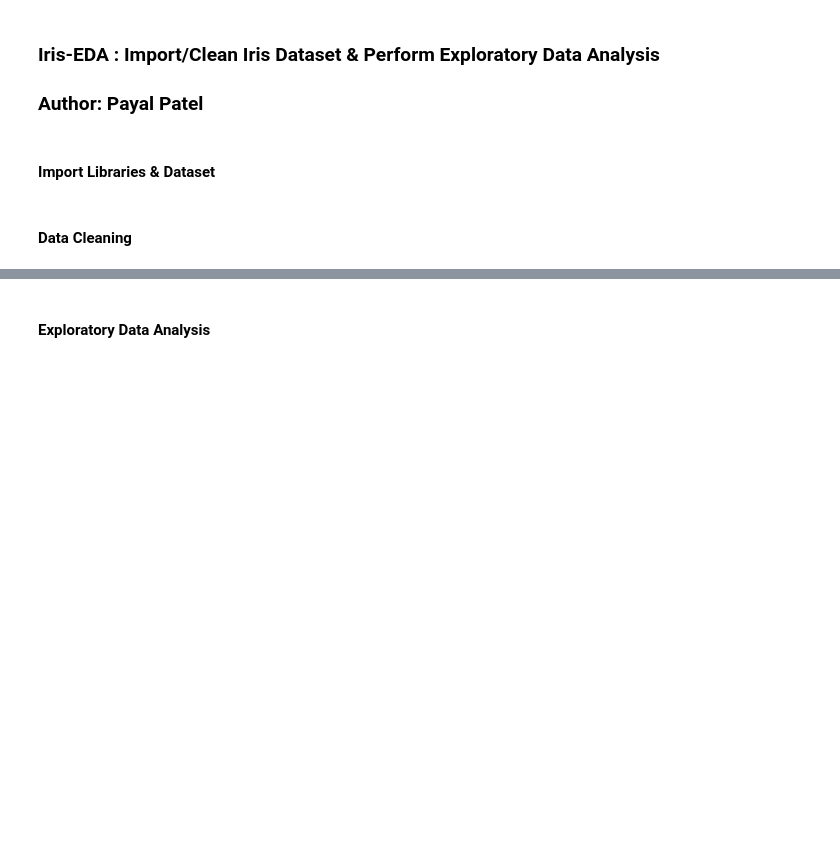
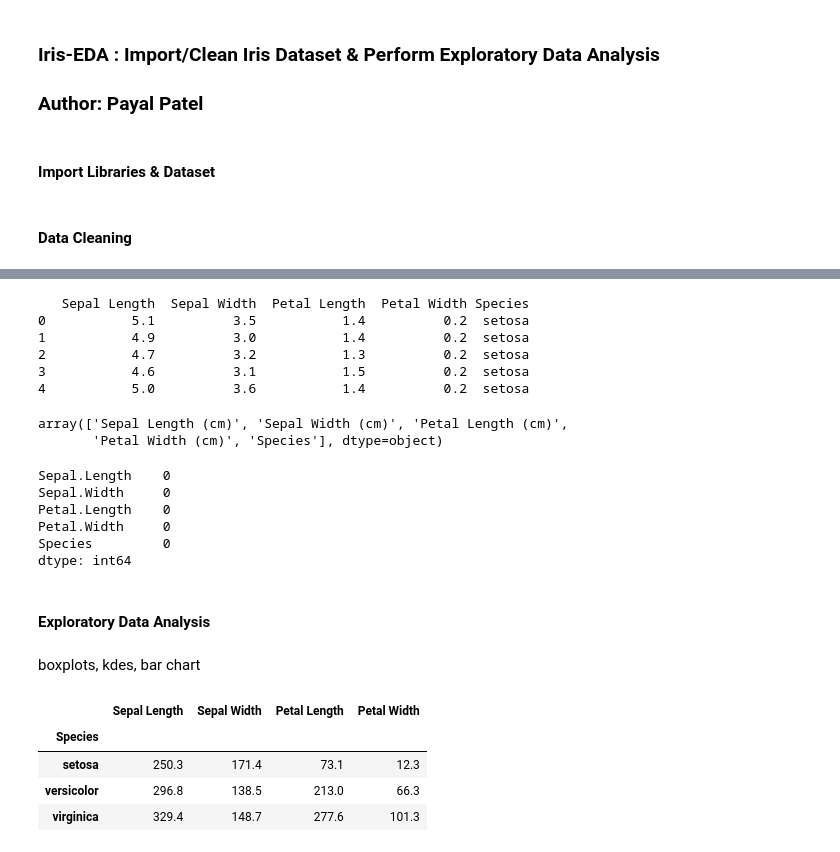
Before and after one commit to payalnpatel/ML-with-Python, a Jupyter notebook: Iris/Iris-EDA.ipynb, the cells around one changed output, grey strips where cells are left out. Cells and saved outputs as stored; diff of their text form; code cells hidden in the pictures; blank space fills up the shorter version.

```diff
--- a/Iris/Iris-EDA.ipynb
+++ b/Iris/Iris-EDA.ipynb
@@ -31,0 +41,15 @@ iris = pd.read_csv('iris.csv')
+# %%
+# rename columns
+newcols={"Sepal.Length":"Sepal Length", "Sepal.Width":"Sepal Width",
+        "Petal.Length": "Petal Length", "Petal.Width":"Petal Width"}
+
+iris.rename(columns=newcols,inplace=True)
+
+print(iris.head())
+# %% [output]
+   Sepal Length  Sepal Width  Petal Length  Petal Width Species
+0           5.1          3.5           1.4          0.2  setosa
+1           4.9          3.0           1.4          0.2  setosa
+2           4.7          3.2           1.3          0.2  setosa
+3           4.6          3.1           1.5          0.2  setosa
+4           5.0          3.6           1.4          0.2  setosa
@@ -32,2 +59,27 @@ iris = pd.read_csv('iris.csv')
+# %%
+cols
+# %% [output]
+array(['Sepal Length (cm)', 'Sepal Width (cm)', 'Petal Length (cm)',
+       'Petal Width (cm)', 'Species'], dtype=object)
+# %%
+# check missing values
+iris.isnull().sum()
+# %% [output]
+Sepal.Length    0
+Sepal.Width     0
+Petal.Length    0
+Petal.Width     0
+Species         0
+dtype: int64
 # %% [markdown]
 #### Exploratory Data Analysis
+# %% [markdown]
+boxplots, kdes, bar chart
+# %%
+iris.groupby('Species').sum()
+# %% [output]
+|  | Sepal Length | Sepal Width | Petal Length | Petal Width |
+| Species |  |  |  |  |
+| setosa | 250.3 | 171.4 | 73.1 | 12.3 |
+| versicolor | 296.8 | 138.5 | 213.0 | 66.3 |
+| virginica | 329.4 | 148.7 | 277.6 | 101.3 |
```
Also changed, not shown: parts of 8 cells of this notebook.
